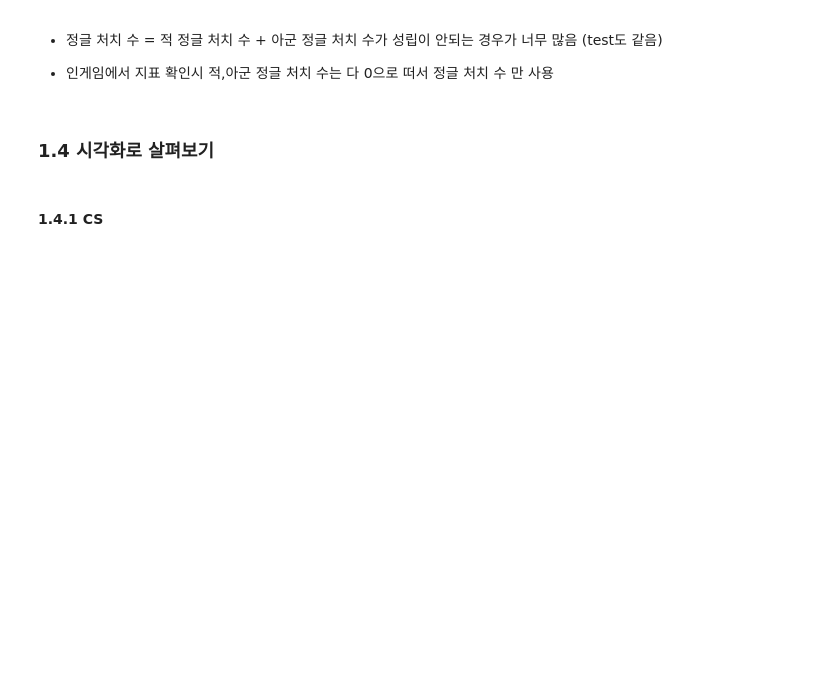
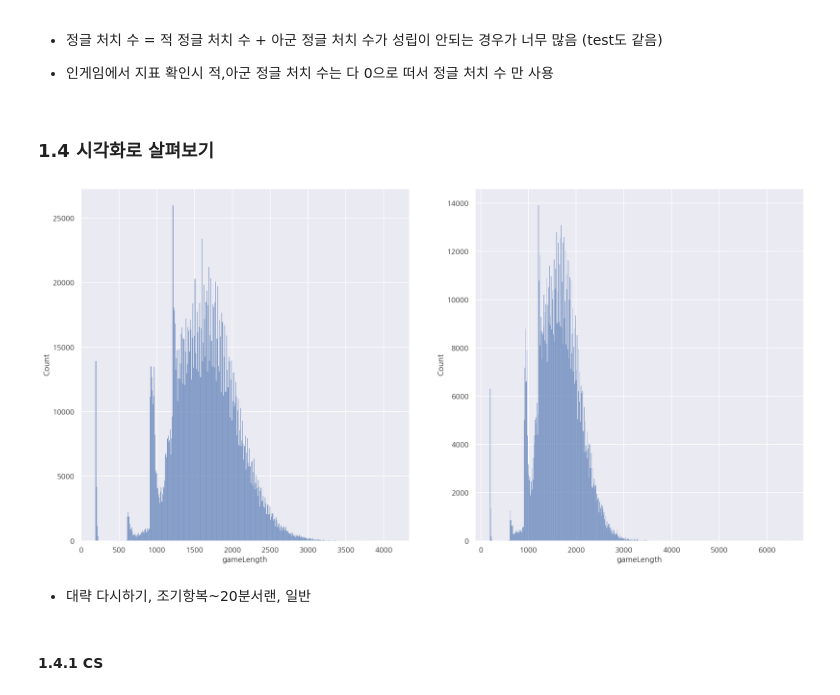
Before and after one commit to Romg2/OPGG, a Jupyter notebook: Day14/Day14.ipynb, the cells around one changed output. Saved outputs shown, nothing was run; the diff lists cells and outputs as text; code cells hidden in the pictures; blank space fills up the shorter version.

```diff
--- a/Day14/Day14.ipynb
+++ b/Day14/Day14.ipynb
@@ -269,6 +325,17 @@ for df in [train, test]:
     df['DOPM'] = df['damageDealtToObjectives'] / df['gameLength'] * 60
 # %% [markdown]
 ### 1.4 시각화로 살펴보기
+# %%
+fig, axs = plt.subplots(1, 2, figsize=(20,10))
+
+# histplot
+sns.histplot(train["gameLength"], ax=axs[0])
+sns.histplot(test["gameLength"], ax=axs[1])
+plt.show()
+# %% [output]
+[figure, added]
+# %% [markdown]
+- 대략 다시하기, 조기항복~20분서랜, 일반
 # %% [markdown]
 #### 1.4.1 CS
 # %%
```
Also changed, not shown: parts of 58 cells of this notebook.
